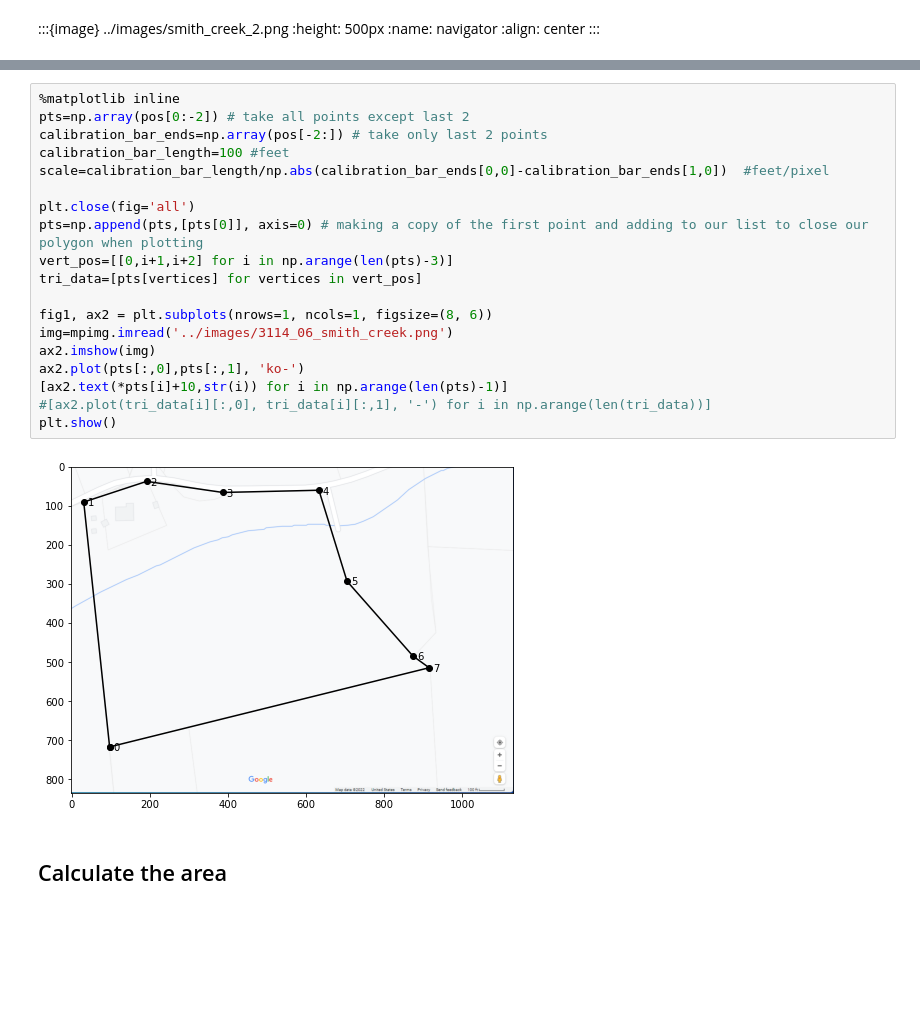
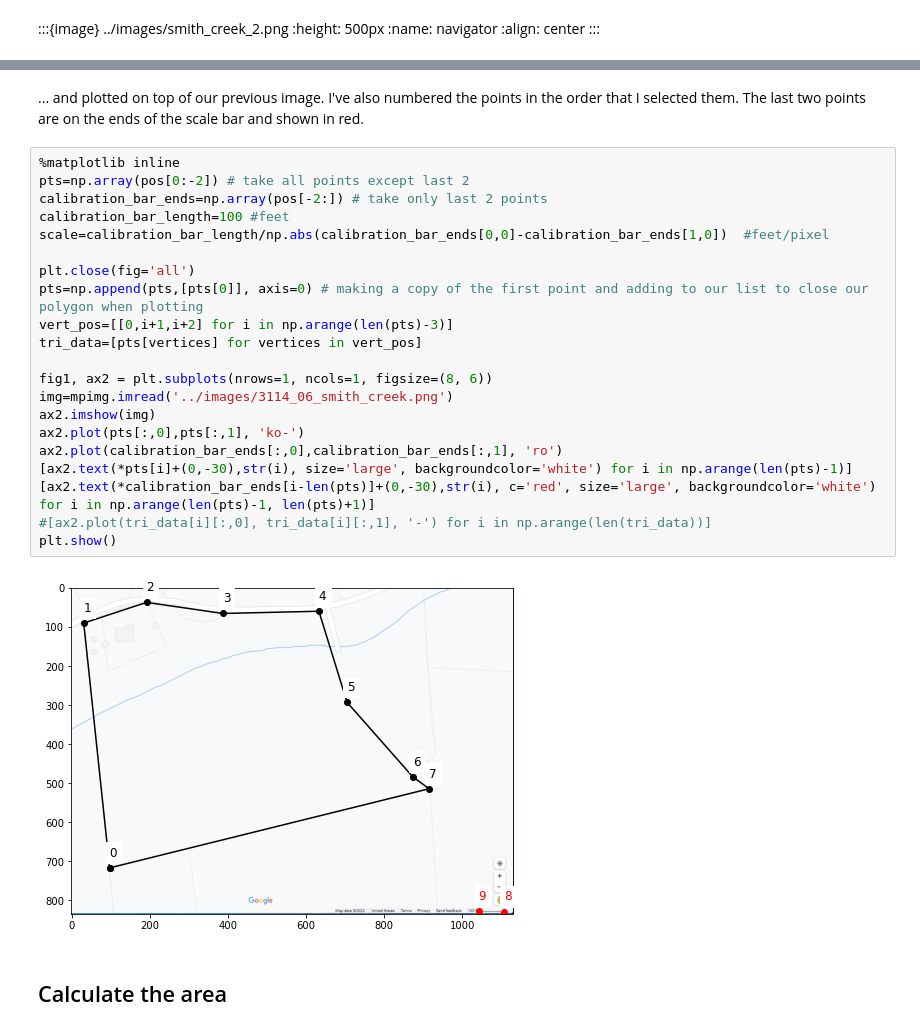
Before and after one commit to sgcorcoran/Python-for-MSE, a Jupyter notebook: _sources/lessons_3114/06_selecting_pixel_coordinates.ipynb, the cells around one changed output, grey strips where cells are left out. Cells and saved outputs as stored; diff of their text form; blank space fills up the shorter version.

```diff
--- a/_sources/lessons_3114/06_selecting_pixel_coordinates.ipynb
+++ b/_sources/lessons_3114/06_selecting_pixel_coordinates.ipynb
@@ -82,24 +96,28 @@ pos
+# %% [markdown]
+... and plotted on top of our previous image.  I've also numbered the points in the order that I selected them.  The last two points are on the ends of the scale bar and shown in red.
 # %%
 %matplotlib inline
 pts=np.array(pos[0:-2]) # take all points except last 2
 calibration_bar_ends=np.array(pos[-2:]) # take only last 2 points
 calibration_bar_length=100 #feet
 scale=calibration_bar_length/np.abs(calibration_bar_ends[0,0]-calibration_bar_ends[1,0])  #feet/pixel
 
 plt.close(fig='all')
 pts=np.append(pts,[pts[0]], axis=0) # making a copy of the first point and adding to our list to close our polygon when plotting
 vert_pos=[[0,i+1,i+2] for i in np.arange(len(pts)-3)]
 tri_data=[pts[vertices] for vertices in vert_pos]
 
 fig1, ax2 = plt.subplots(nrows=1, ncols=1, figsize=(8, 6))
 img=mpimg.imread('../images/3114_06_smith_creek.png')
 ax2.imshow(img)
 ax2.plot(pts[:,0],pts[:,1], 'ko-')
-[ax2.text(*pts[i]+10,str(i)) for i in np.arange(len(pts)-1)]
+ax2.plot(calibration_bar_ends[:,0],calibration_bar_ends[:,1], 'ro')
+[ax2.text(*pts[i]+(0,-30),str(i), size='large', backgroundcolor='white') for i in np.arange(len(pts)-1)]
+[ax2.text(*calibration_bar_ends[i-len(pts)]+(0,-30),str(i), c='red', size='large', backgroundcolor='white') for i in np.arange(len(pts)-1, len(pts)+1)]
 #[ax2.plot(tri_data[i][:,0], tri_data[i][:,1], '-') for i in np.arange(len(tri_data))]
 plt.show()
 # %% [output]
-[figure, old version]
+[figure, new version]
 # %% [markdown]
 ## Calculate the area
 # %%
```
Also changed, not shown: parts of 11 cells of this notebook, 5 other files.
